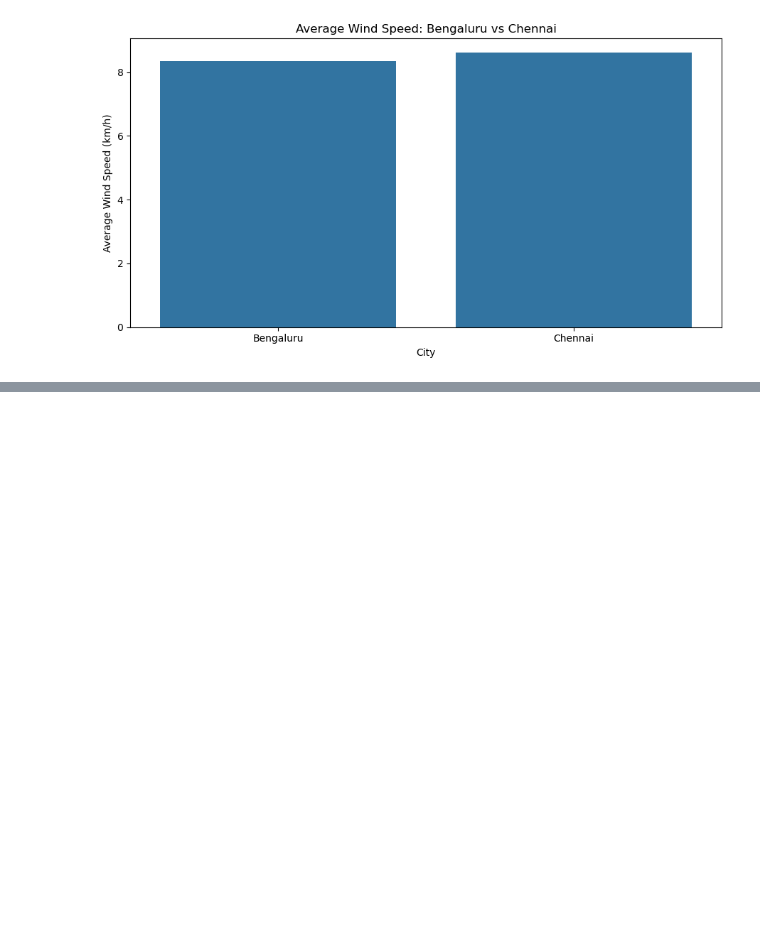
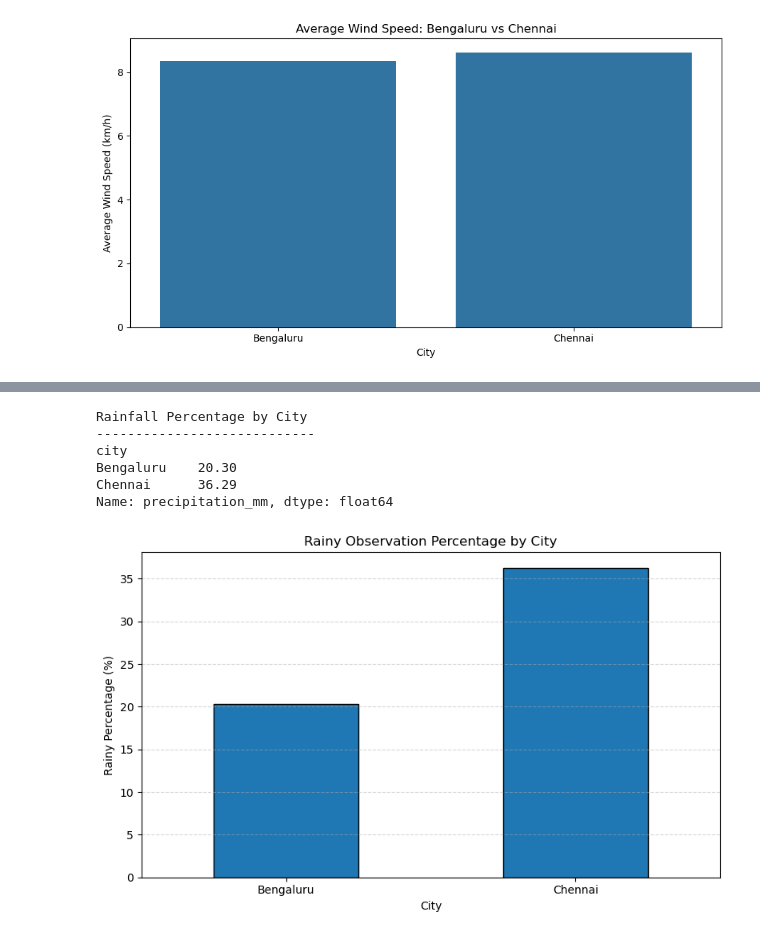
Before and after one commit to shabaz-syed/AtomSync-MicroClimate-Analaytics, a Jupyter notebook: Notebooks/01_data_understanding.ipynb, the cells around one changed output, grey strips where cells are left out. Drawn from its saved outputs; the diff is of its cells as text; code cells hidden in the pictures; blank space fills up the shorter version.

```diff
--- a/Notebooks/01_data_understanding.ipynb
+++ b/Notebooks/01_data_understanding.ipynb
@@ -1818,0 +1877,32 @@ plt.show()
+# %%
+
+# RAINFALL PERCENTAGE COMPARISON
+
+rainy_percentage = (
+    df.groupby('city')['precipitation_mm']
+    .apply(lambda x: (x > 0).sum() / x.count() * 100)
+)
+
+print("Rainfall Percentage by City")
+print("----------------------------")
+print(rainy_percentage.round(2))
+
+plt.figure(figsize=(8, 5))
+rainy_percentage.plot(kind='bar', edgecolor='black')
+
+plt.title('Rainy Observation Percentage by City')
+plt.xlabel('City')
+plt.ylabel('Rainy Percentage (%)')
+plt.xticks(rotation=0)
+plt.grid(axis='y', linestyle='--', alpha=0.5)
+
+plt.tight_layout()
+plt.show()
+# %% [output]
+Rainfall Percentage by City
+----------------------------
+city
+Bengaluru    20.30
+Chennai      36.29
+Name: precipitation_mm, dtype: float64
+[figure, added]
```
Also changed, not shown: parts of 9 cells of this notebook.
